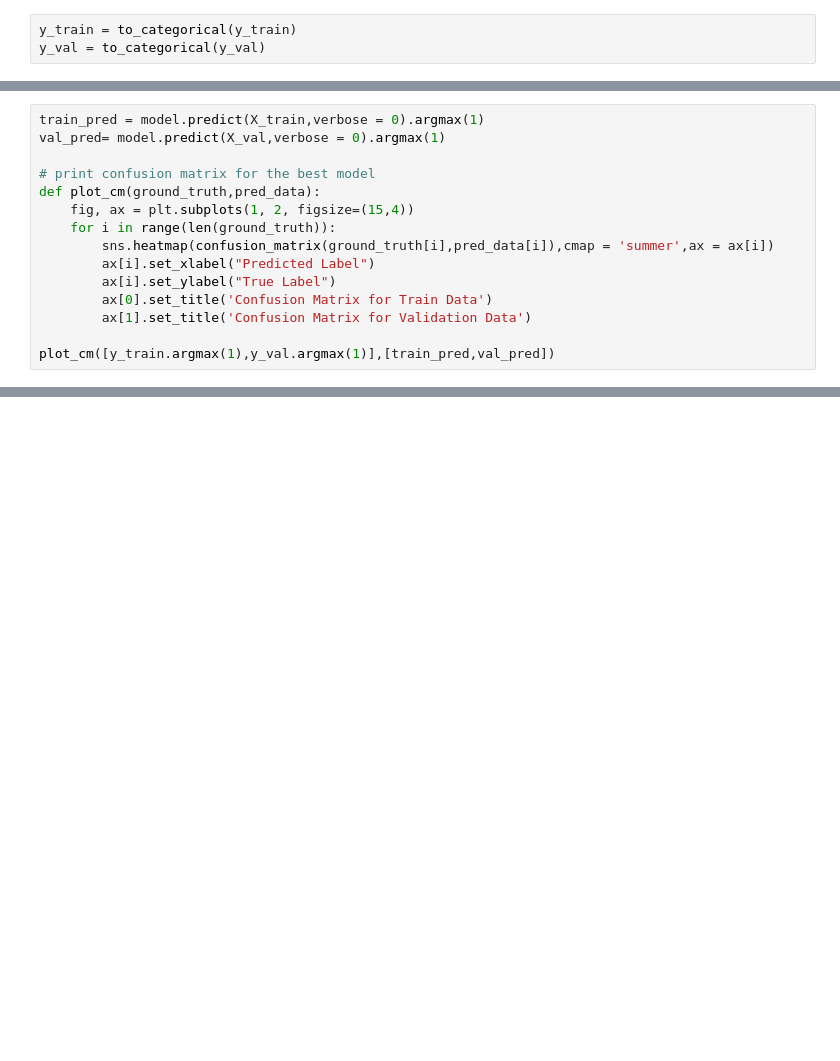
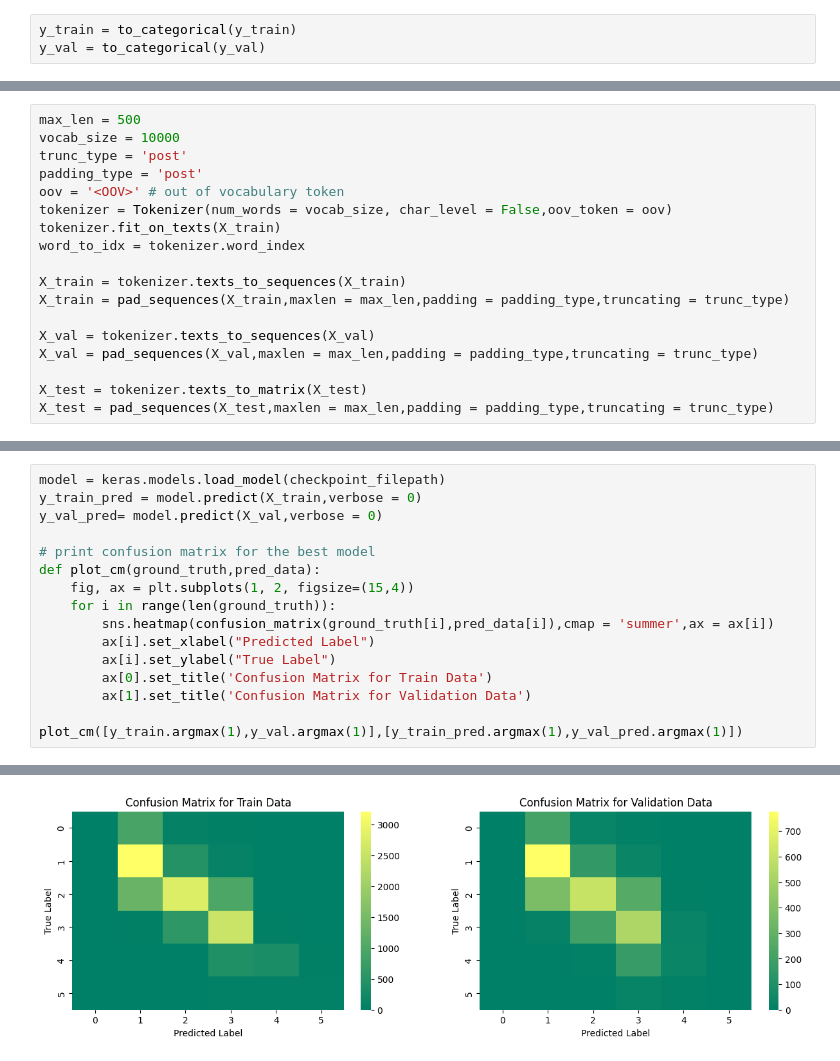
Before and after one commit to joycetaoyuuu/dsan-6600, a Jupyter notebook: code/benchmark_LSTM.ipynb, the cells around one changed output, grey strips where cells are left out. Drawn from its saved outputs; the diff is of its cells as text; blank space fills up the shorter version.

```diff
--- a/code/benchmark_LSTM.ipynb
+++ b/code/benchmark_LSTM.ipynb
@@ -63,2 +52,20 @@ testing_padded = pad_sequences(testing_sequences,
+# %%
+max_len = 500
+vocab_size = 10000
+trunc_type = 'post'
+padding_type = 'post'
+oov = '<OOV>' # out of vocabulary token
+tokenizer = Tokenizer(num_words = vocab_size, char_level = False,oov_token = oov)
+tokenizer.fit_on_texts(X_train)
+word_to_idx = tokenizer.word_index
+
+X_train = tokenizer.texts_to_sequences(X_train)
+X_train = pad_sequences(X_train,maxlen = max_len,padding = padding_type,truncating = trunc_type)
+
+X_val = tokenizer.texts_to_sequences(X_val)
+X_val = pad_sequences(X_val,maxlen = max_len,padding = padding_type,truncating = trunc_type)
+
+X_test = tokenizer.texts_to_matrix(X_test)
+X_test = pad_sequences(X_test,maxlen = max_len,padding = padding_type,truncating = trunc_type)
 # %%
 # Define parameter
@@ -143,6 +169,7 @@ plt.show()
 # %%
-train_pred = model.predict(X_train,verbose = 0).argmax(1)
-val_pred= model.predict(X_val,verbose = 0).argmax(1)
+model = keras.models.load_model(checkpoint_filepath)
+y_train_pred = model.predict(X_train,verbose = 0)
+y_val_pred= model.predict(X_val,verbose = 0)
 
 # print confusion matrix for the best model
 def plot_cm(ground_truth,pred_data):
@@ -154,4 +181,5 @@ def plot_cm(ground_truth,pred_data):
         ax[0].set_title('Confusion Matrix for Train Data')
         ax[1].set_title('Confusion Matrix for Validation Data')
 
-plot_cm([y_train.argmax(1),y_val.argmax(1)],[train_pred,val_pred])
+plot_cm([y_train.argmax(1),y_val.argmax(1)],[y_train_pred.argmax(1),y_val_pred.argmax(1)])
+# %% [output]
@@ -157,0 +187 @@ plot_cm([y_train.argmax(1),y_val.argmax(1)],[train_pred,val_pred])
+[figure, added]
```
Also changed, not shown: parts of 16 cells of this notebook.
